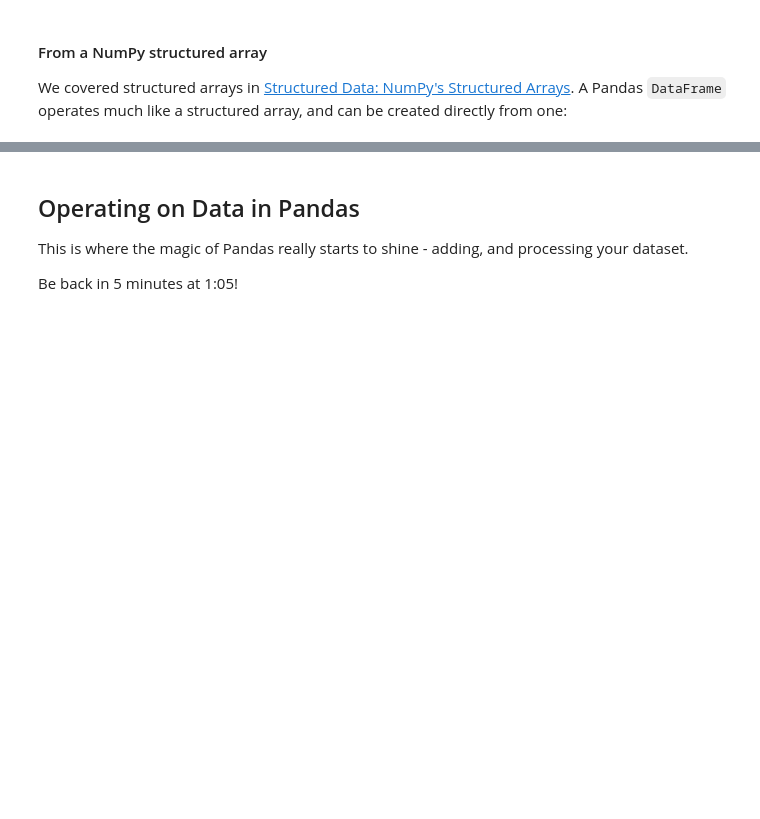
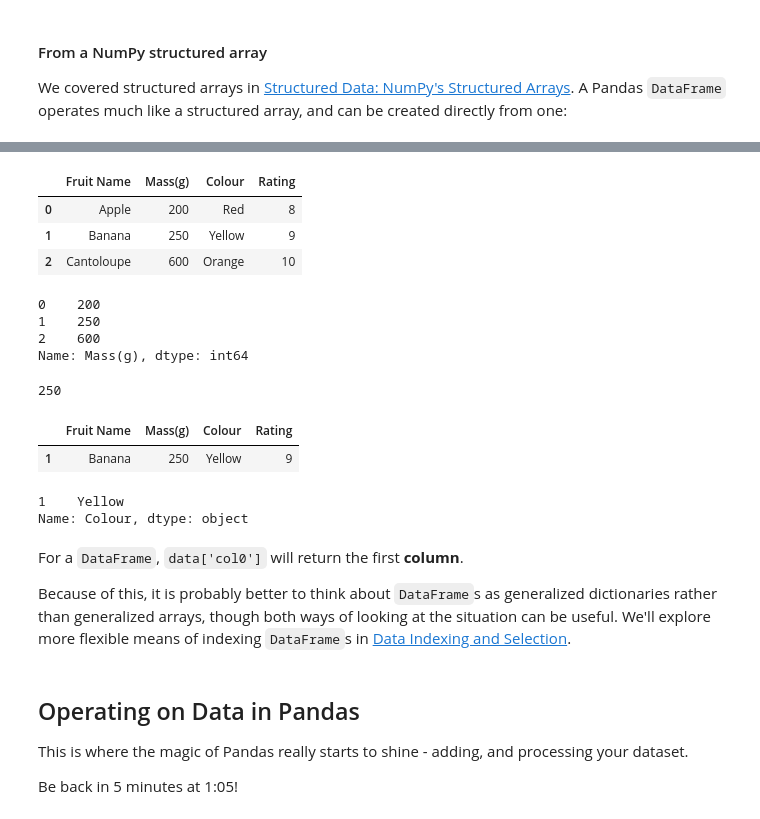
Before and after one commit to ubco-cmps/data301_course, a Jupyter notebook: notes/week05/Class5A/Class5A.ipynb, the cells around one changed output, grey strips where cells are left out. Saved outputs shown, nothing was run; the diff lists cells and outputs as text; code cells hidden in the pictures; blank space fills up the shorter version.

```diff
--- a/notes/week05/Class5A/Class5A.ipynb
+++ b/notes/week05/Class5A/Class5A.ipynb
@@ -323,3 +319,36 @@ pd.DataFrame(A)
+# %%
+fruits
+# %% [output]
+|  | Fruit Name | Mass(g) | Colour | Rating |
+| 0 | Apple | 200 | Red | 8 |
+| 1 | Banana | 250 | Yellow | 9 |
+| 2 | Cantoloupe | 600 | Orange | 10 |
+# %%
+fruits['Mass(g)']
+# %% [output]
+0    200
+1    250
+2    600
+Name: Mass(g), dtype: int64
+# %%
+fruits.loc[1,'Mass(g)']
+# %% [output]
+250
+# %%
+fruits[fruits['Fruit Name'] == 'Banana']
+# %% [output]
+|  | Fruit Name | Mass(g) | Colour | Rating |
+| 1 | Banana | 250 | Yellow | 9 |
+# %%
+fruits[fruits['Fruit Name'] == 'Banana']['Colour']
+# %% [output]
+1    Yellow
+Name: Colour, dtype: object
+# %% [markdown]
+For a ``DataFrame``, ``data['col0']`` will return the first **column**.
+
+Because of this, it is probably better to think about ``DataFrame``s as generalized dictionaries rather than generalized arrays, though both ways of looking at the situation can be useful.
+We'll explore more flexible means of indexing ``DataFrame``s in [Data Indexing and Selection](https://jakevdp.github.io/PythonDataScienceHandbook/03.02-data-indexing-and-selection.html).
 # %% [markdown]
 ## Operating on Data in Pandas
 
```
Also changed, not shown: parts of 17 cells of this notebook.
